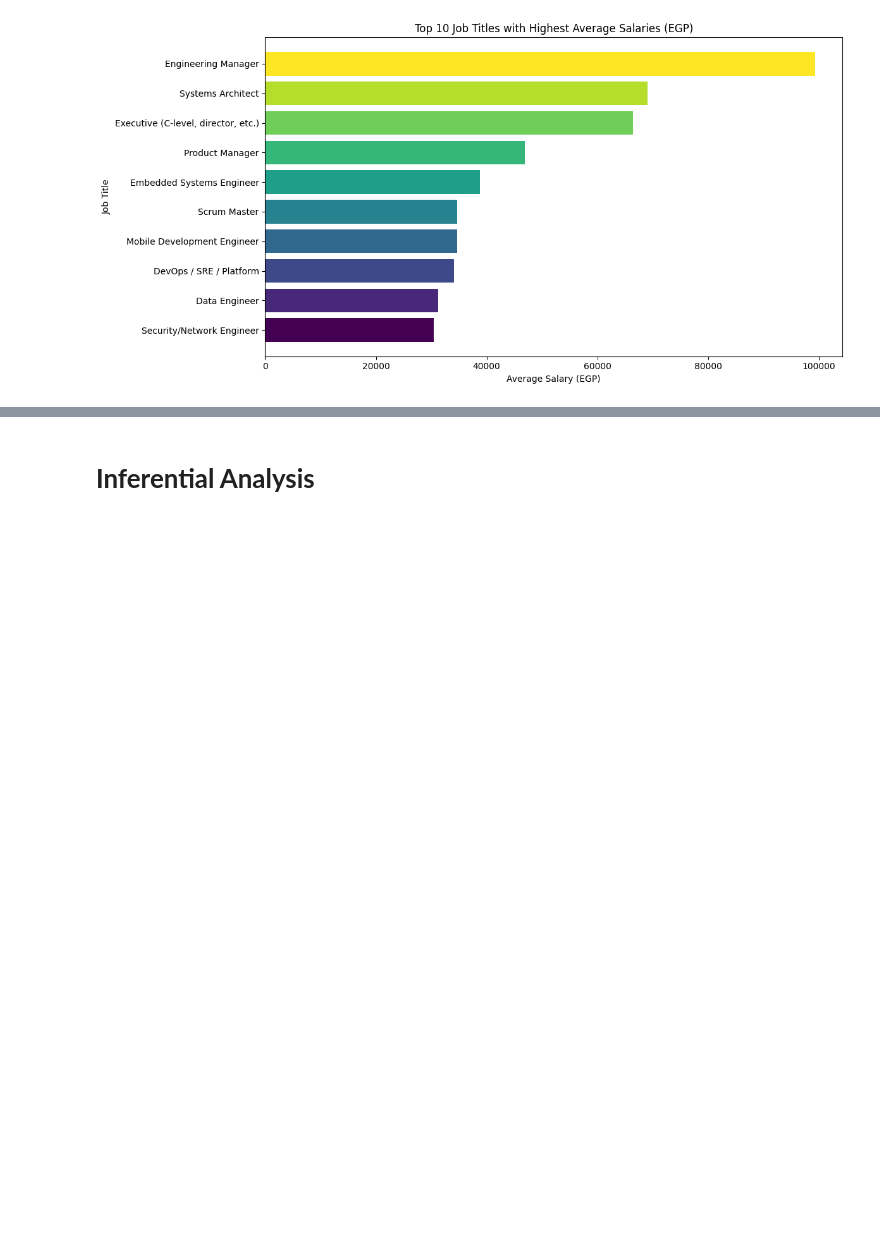
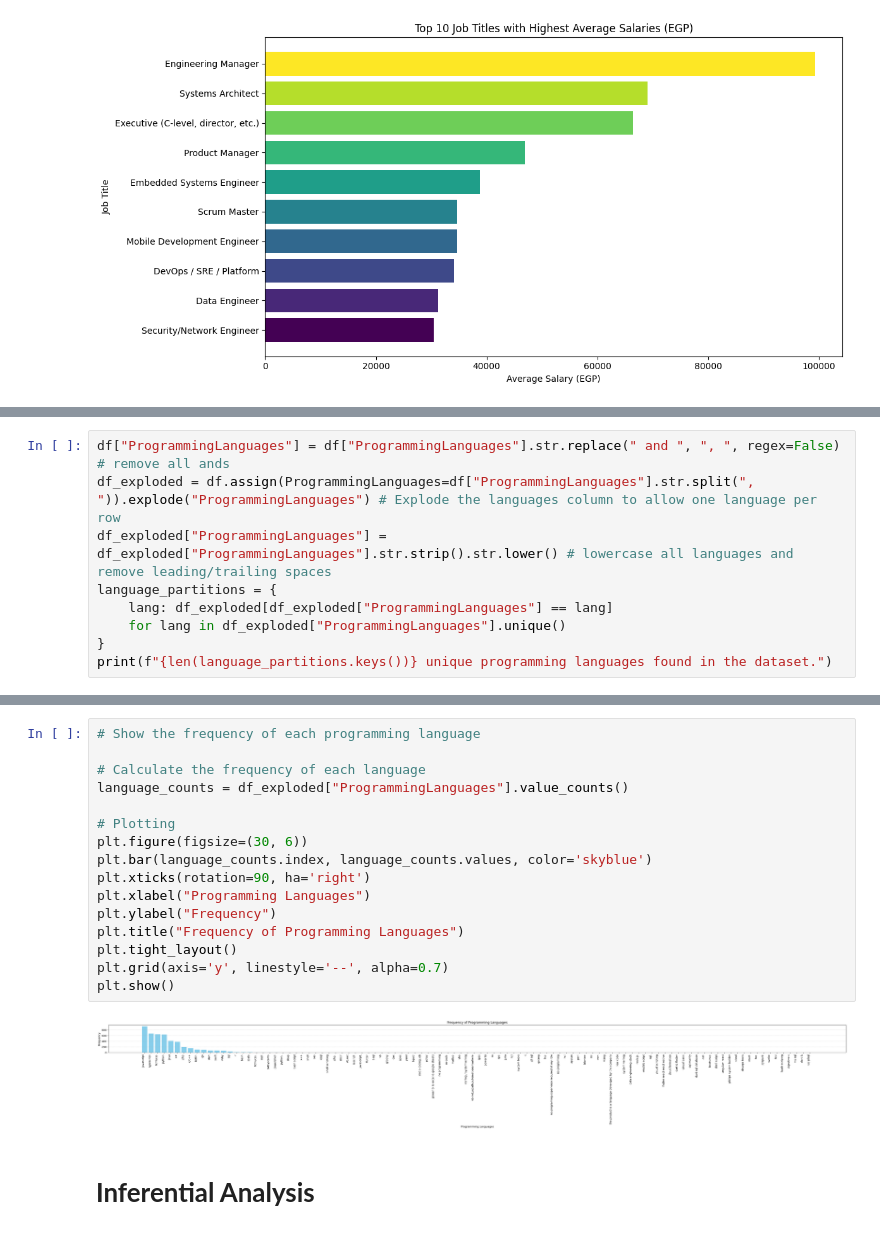
Before and after one commit to moha09-coder/Salary-Gaps-Analysis, a Jupyter notebook: analysis.ipynb, the cells around one changed output, grey strips where cells are left out. Saved outputs shown, nothing was run; the diff lists cells and outputs as text; blank space fills up the shorter version.

Commit message:
feat: Create descriptive analysis for languages and their frequencies

```diff
--- a/analysis.ipynb
+++ b/analysis.ipynb
@@ -324,0 +329,9 @@ plt.show()
+# %%
+df["ProgrammingLanguages"] = df["ProgrammingLanguages"].str.replace(" and ", ", ", regex=False) # remove all ands
+df_exploded = df.assign(ProgrammingLanguages=df["ProgrammingLanguages"].str.split(", ")).explode("ProgrammingLanguages") # Explode the languages column to allow one language per row
+df_exploded["ProgrammingLanguages"] = df_exploded["ProgrammingLanguages"].str.strip().str.lower() # lowercase all languages and remove leading/trailing spaces
+language_partitions = {
+    lang: df_exploded[df_exploded["ProgrammingLanguages"] == lang]
+    for lang in df_exploded["ProgrammingLanguages"].unique()
+}
+print(f"{len(language_partitions.keys())} unique programming languages found in the dataset.")
@@ -325,2 +361,20 @@ plt.show()
+# %%
+# Show the frequency of each programming language
+
+# Calculate the frequency of each language
+language_counts = df_exploded["ProgrammingLanguages"].value_counts()
+
+# Plotting
+plt.figure(figsize=(30, 6))
+plt.bar(language_counts.index, language_counts.values, color='skyblue')
+plt.xticks(rotation=90, ha='right')
+plt.xlabel("Programming Languages")
+plt.ylabel("Frequency")
+plt.title("Frequency of Programming Languages")
+plt.tight_layout()
+plt.grid(axis='y', linestyle='--', alpha=0.7)
+plt.show()
+# %% [output]
+[figure, added]
 # %% [markdown]
 # **Inferential Analysis**
```
Also changed, not shown: parts of 5 cells of this notebook.
